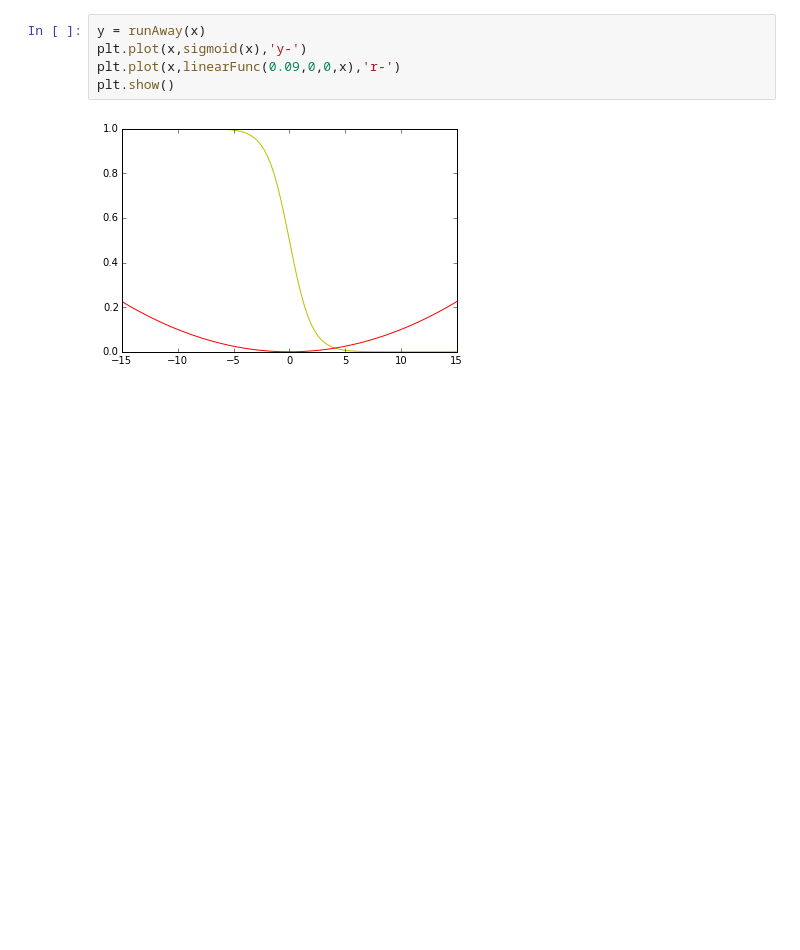
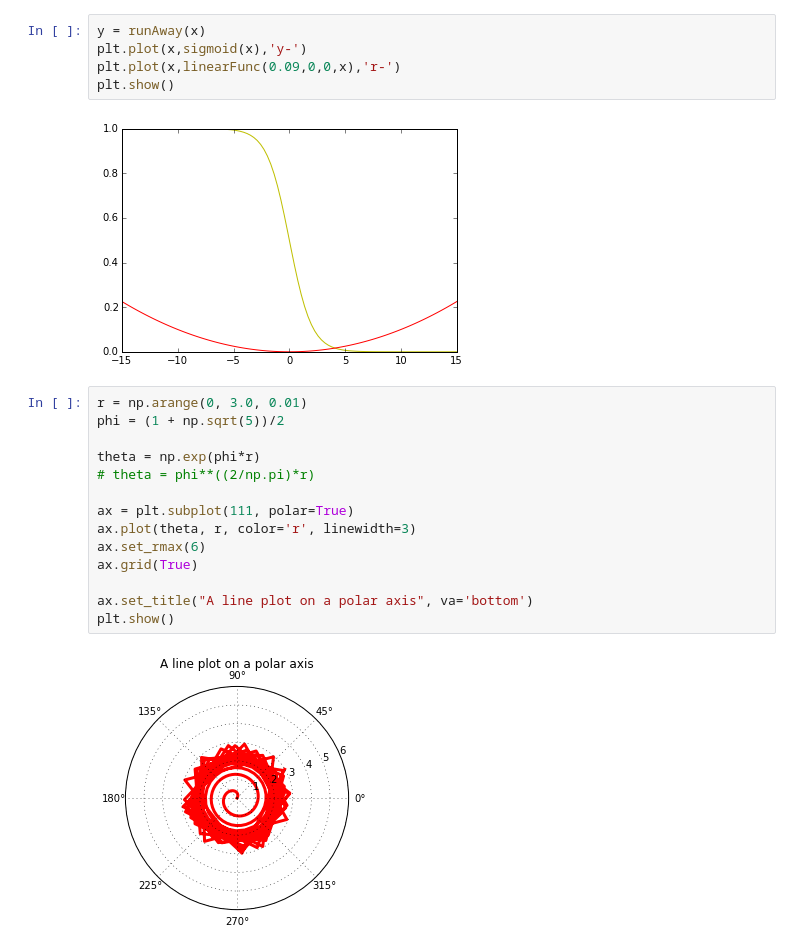
Before and after one commit to ngundotra/IPythonHelloWorld, a Jupyter notebook: Linear Algebra.ipynb, the cells around one changed output. Cells and saved outputs as stored; diff of their text form; blank space fills up the shorter version.

```diff
--- a/Linear Algebra.ipynb
+++ b/Linear Algebra.ipynb
@@ -42,3 +44,19 @@ plt.plot(x,linearFunc(0.09,0,0,x),'r-')
 plt.show()
 # %% [output]
 [figure]
+# %%
+r = np.arange(0, 3.0, 0.01)
+phi = (1 + np.sqrt(5))/2
+
+theta = np.exp(phi*r)
+# theta = phi**((2/np.pi)*r)
+
+ax = plt.subplot(111, polar=True)
+ax.plot(theta, r, color='r', linewidth=3)
+ax.set_rmax(6)
+ax.grid(True)
+
+ax.set_title("A line plot on a polar axis", va='bottom')
+plt.show()
+# %% [output]
+[figure, added]
```
Also changed, not shown: parts of 4 cells of this notebook, 2 other files.
